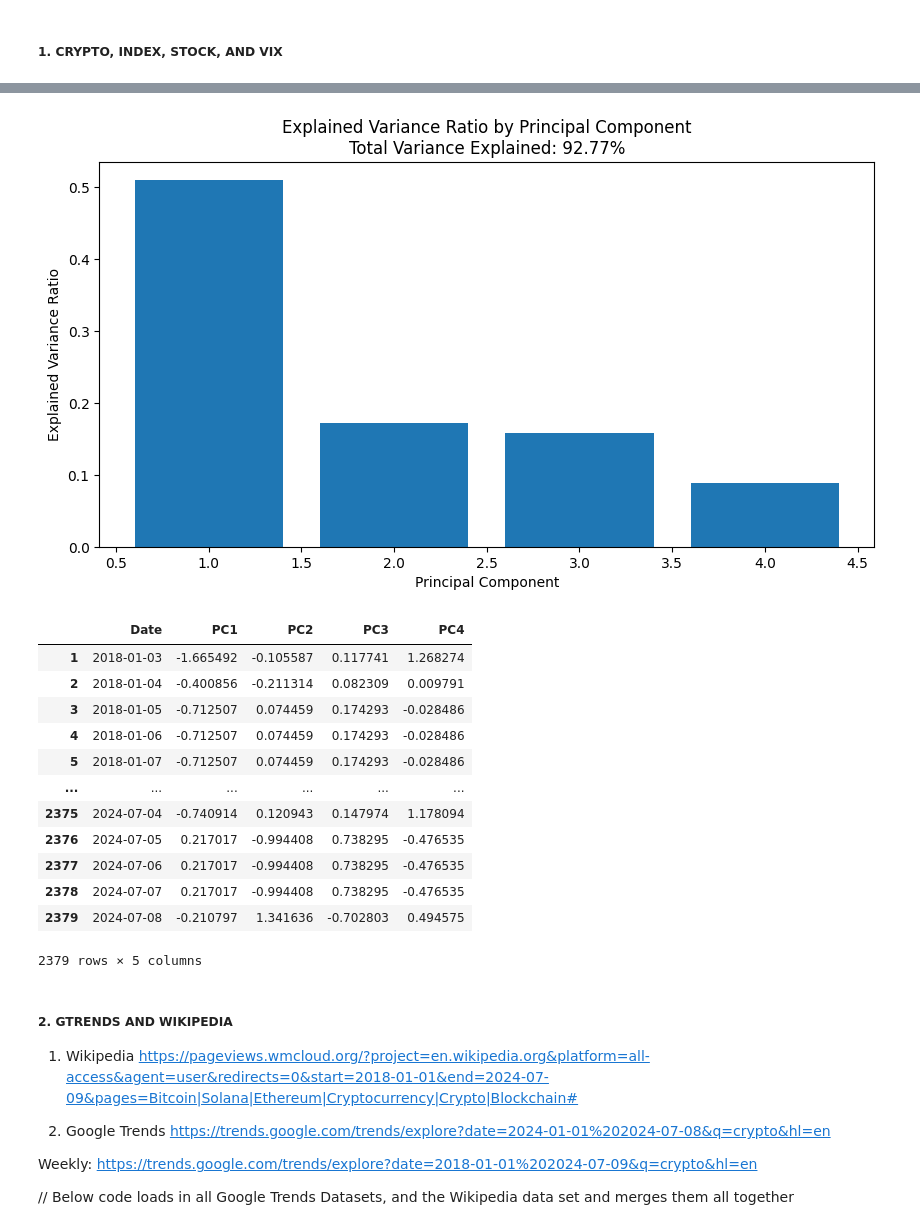
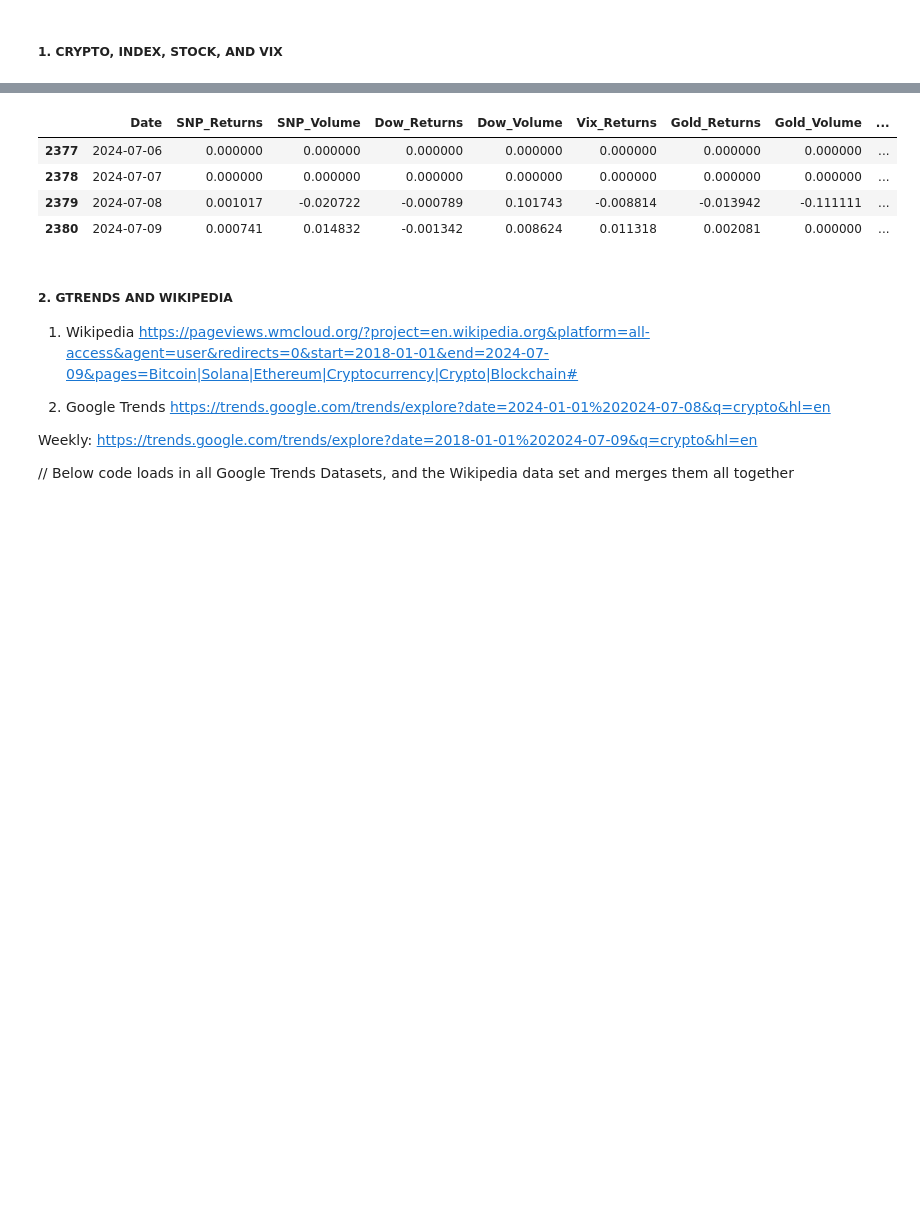
Before and after one commit to NumericCamel/Master-Thesis, a Jupyter notebook: notebook/dataset_creation.ipynb, the cells around one changed output, grey strips where cells are left out. Drawn from its saved outputs; the diff is of its cells as text; code cells hidden in the pictures; blank space fills up the shorter version.

```diff
--- a/notebook/dataset_creation.ipynb
+++ b/notebook/dataset_creation.ipynb
@@ -44,12 +45,10 @@ importlib.reload(sentiment_analyzer)
 btc = get_prices(start_date='2018-01-01')
 eth = get_prices('ETH-USD', start_date='2018-01-01')
 sol = get_prices('SOL-USD', start_date='2018-01-01')
-snp = get_prices('SNP', start_date='2018-01-01')
-dow = get_prices('Dow', start_date='2018-01-01')
-vix = get_prices('Vix', start_date='2018-01-01')
-gold = get_prices('Gold', start_date='2018-01-01')
-oil = get_prices('Oil', start_date='2018-01-01')
-nvidia = get_prices('NVDA', start_date='2018-01-01')
-
-snp
+snp = get_prices('SNP', start_date='2018-01-01', percent_change=True, index=True)
+dow = get_prices('Dow', start_date='2018-01-01', percent_change=True, index=True)
+vix = get_prices('Vix', start_date='2018-01-01', percent_change=True, index=True).drop('Vix_Volume', axis=1)
+gold = get_prices('Gold', start_date='2018-01-01', percent_change=True, index=True)
+oil = get_prices('Oil', start_date='2018-01-01', percent_change=True, index=True)
+nvidia = get_prices('NVDA', start_date='2018-01-01', percent_change=True, index=True)
 # %% [output]
@@ -94,30 +64,18 @@ oil
 # %%
-Index = pd.merge(snp[['Date', 'Returns']].rename(columns={'Returns': 'SNP_Returns'}), dow[['Date', 'Returns']].rename(columns={'Returns': 'Dow_Returns'}), on='Date')
-Index = pd.merge(Index, vix[['Date', 'Returns']].rename(columns={'Returns': 'Vix_Returns'}), on='Date')
-Index = pd.merge(Index, gold[['Date', 'Returns']].rename(columns={'Returns': 'Gold_Returns'}), on='Date')
-Index = pd.merge(Index, oil[['Date', 'Returns']].rename(columns={'Returns': 'Oil_Returns'}), on='Date')
-Index = pd.merge(Index, nvidia[['Date', 'Returns']].rename(columns={'Returns': 'Nvidia_Returns'}), on='Date')
-
-
+Index = pd.merge(snp, dow, on='Date')
+Index = pd.merge(Index, vix, on='Date')
+Index = pd.merge(Index, gold, on='Date')
+Index = pd.merge(Index, oil, on='Date')
+Index = pd.merge(Index, nvidia, on='Date')
 
 Index = Index.dropna()
-Index = camel.pca_v4(Index, date_columns=['Date'], n_components=4)
-Index
+Index.tail(4)
 # %% [output]
-[figure, removed]
-|  | Date | PC1 | PC2 | PC3 | PC4 |
-| 1 | 2018-01-03 | -1.665492 | -0.105587 | 0.117741 | 1.268274 |
-| 2 | 2018-01-04 | -0.400856 | -0.211314 | 0.082309 | 0.009791 |
-| 3 | 2018-01-05 | -0.712507 | 0.074459 | 0.174293 | -0.028486 |
-| 4 | 2018-01-06 | -0.712507 | 0.074459 | 0.174293 | -0.028486 |
-| 5 | 2018-01-07 | -0.712507 | 0.074459 | 0.174293 | -0.028486 |
-| ... | ... | ... | ... | ... | ... |
-| 2375 | 2024-07-04 | -0.740914 | 0.120943 | 0.147974 | 1.178094 |
-| 2376 | 2024-07-05 | 0.217017 | -0.994408 | 0.738295 | -0.476535 |
-| 2377 | 2024-07-06 | 0.217017 | -0.994408 | 0.738295 | -0.476535 |
-| 2378 | 2024-07-07 | 0.217017 | -0.994408 | 0.738295 | -0.476535 |
-| 2379 | 2024-07-08 | -0.210797 | 1.341636 | -0.702803 | 0.494575 |
+|  | Date | SNP_Returns | SNP_Volume | Dow_Returns | Dow_Volume | Vix_Returns | Gold_Returns | Gold_Volume | ... |
+| 2377 | 2024-07-06 | 0.000000 | 0.000000 | 0.000000 | 0.000000 | 0.000000 | 0.000000 | 0.000000 | ... |
+| 2378 | 2024-07-07 | 0.000000 | 0.000000 | 0.000000 | 0.000000 | 0.000000 | 0.000000 | 0.000000 | ... |
+| 2379 | 2024-07-08 | 0.001017 | -0.020722 | -0.000789 | 0.101743 | -0.008814 | -0.013942 | -0.111111 | ... |
+| 2380 | 2024-07-09 | 0.000741 | 0.014832 | -0.001342 | 0.008624 | 0.011318 | 0.002081 | 0.000000 | ... |
-2379 rows × 5 columns
 # %% [markdown]
 ##### 2. GTRENDS AND WIKIPEDIA
 
```
Also changed, not shown: parts of 16 cells of this notebook, 18 other files.
